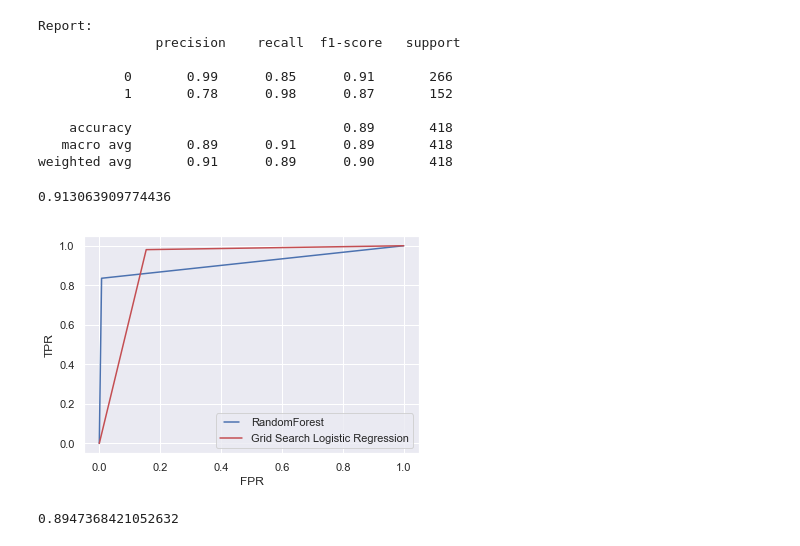
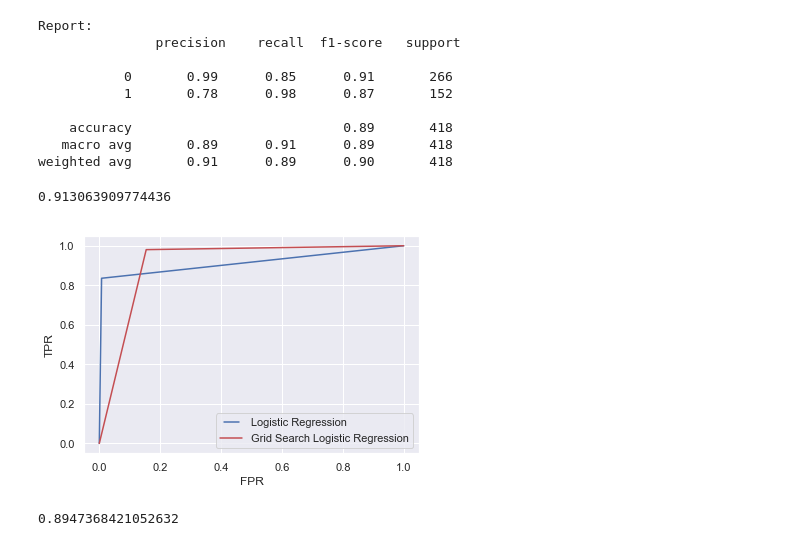
Before and after one commit to PriyaShrinithi/Titanic, a Jupyter notebook: Titanic.ipynb, the cells around one changed output. Drawn from its saved outputs; the diff is of its cells as text; code cells hidden in the pictures.

```diff
--- a/Titanic.ipynb
+++ b/Titanic.ipynb
@@ -1291,21 +1295,21 @@ Report:
     accuracy                           0.89       418
    macro avg       0.89      0.91      0.89       418
 weighted avg       0.91      0.89      0.90       418
-# %%
-grid_fpr, grid_tpr, grid_threshold = roc_curve(y_test, y_pred)
-grid_roc_auc = auc(grid_fpr, grid_tpr)
-grid_roc_auc
-# %% [output]
-0.913063909774436
+# %%
+logistic_grid_fpr, logistic_grid_tpr, logistic_grid_threshold = roc_curve(y_test, y_pred)
+logistic_grid_roc_auc = auc(logistic_grid_fpr, logistic_grid_tpr)
+logistic_grid_roc_auc
+# %% [output]
+0.913063909774436
 # %%
-line1 = plt.plot(logistic_fpr, logistic_tpr, 'b', label='RandomForest')
-line2 = plt.plot(grid_fpr, grid_tpr, 'r', label='Grid Search Logistic Regression')
+line1 = plt.plot(logistic_fpr, logistic_tpr, 'b', label='Logistic Regression')
+line2 = plt.plot(logistic_grid_fpr, logistic_grid_tpr, 'r', label='Grid Search Logistic Regression')
 plt.legend(handler_map= {line1[0]: HandlerLine2D(numpoints=2)})
 plt.xlabel('FPR')
 plt.ylabel('TPR')
 plt.show()
 # %% [output]
-[figure, old version]
+[figure, new version]
 # %%
 filename = 'finalized_logistic_grid.pkl'
 pickle.dump(logistic_grid, open(filename, 'wb'))
```
Also changed, not shown: parts of 39 cells of this notebook.
